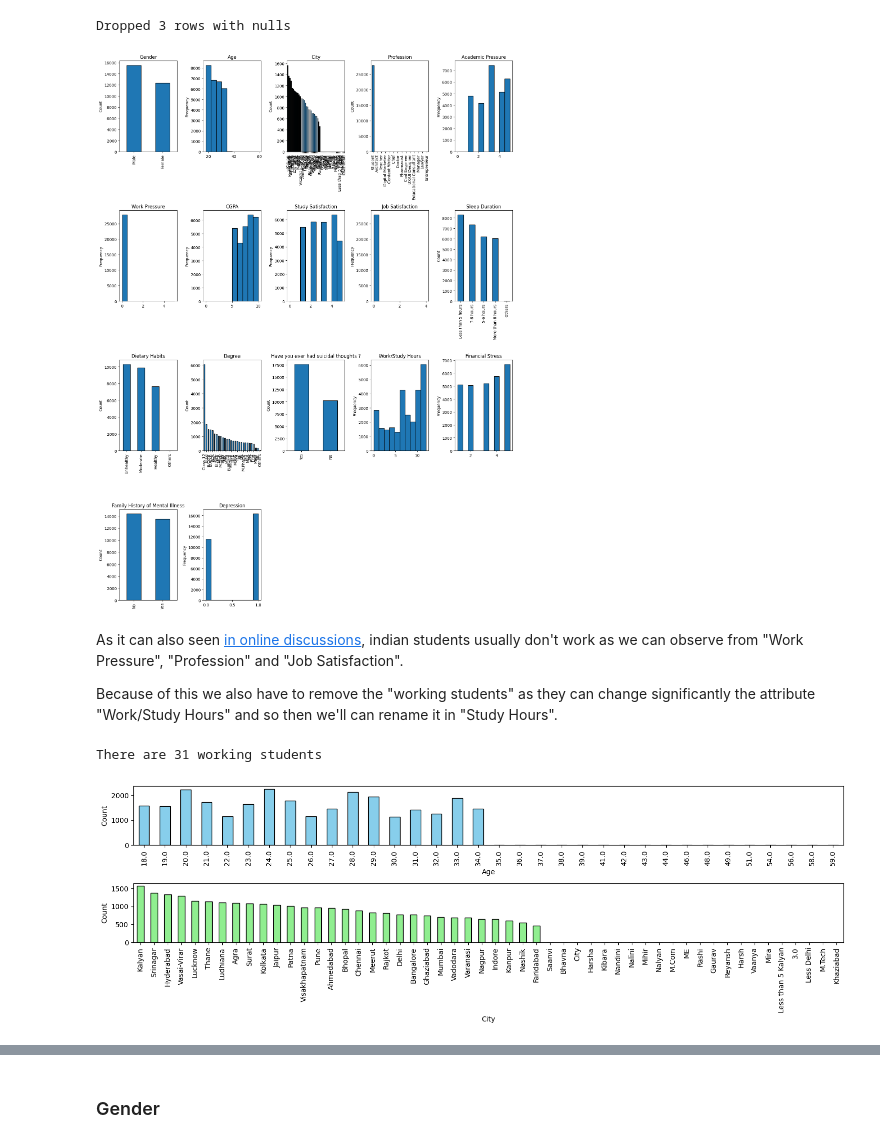
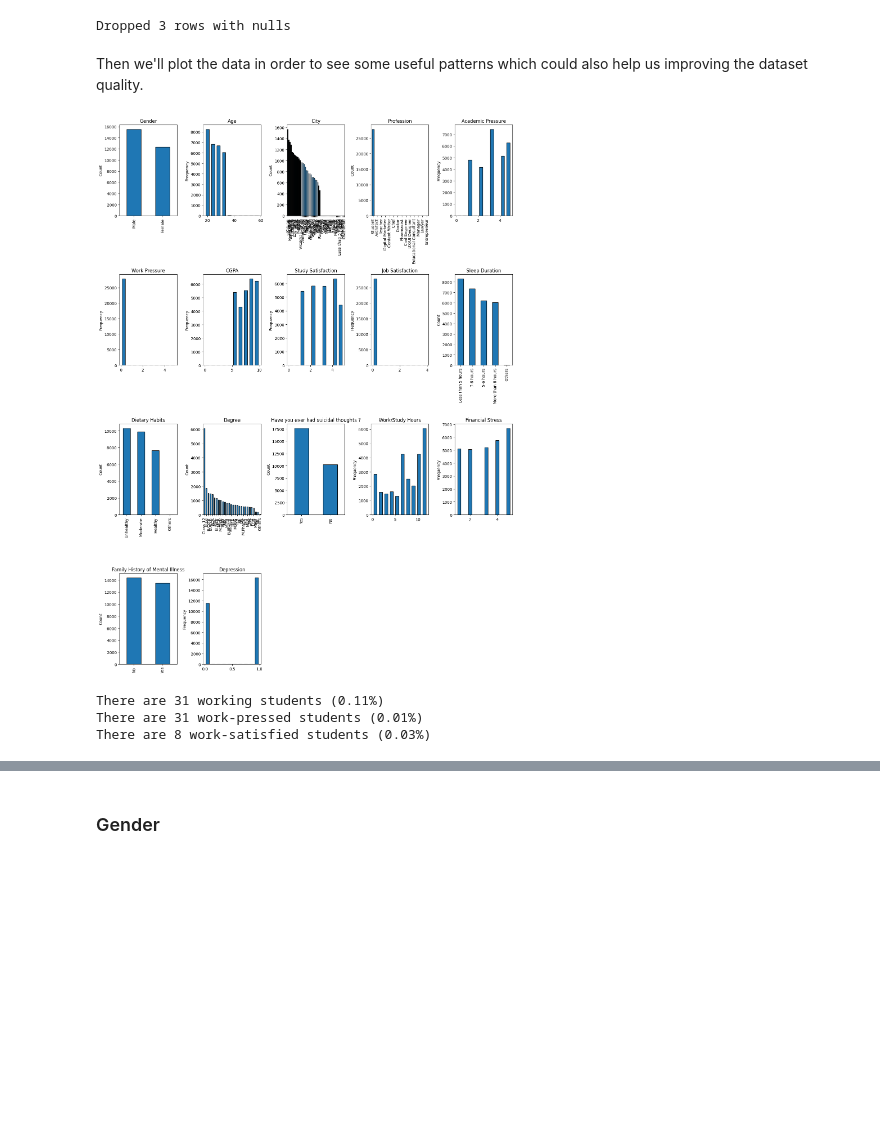
Before and after one commit to Shardyne/faikr3-project, a Jupyter notebook: Gio/data_preparation_gio.ipynb, the cells around one changed output, grey strips where cells are left out. Drawn from its saved outputs; the diff is of its cells as text; code cells hidden in the pictures; blank space fills up the shorter version.

```diff
--- a/Gio/data_preparation_gio.ipynb
+++ b/Gio/data_preparation_gio.ipynb
@@ -42,60 +46,25 @@ df_notna = df.dropna()
 print(f"Dropped {df.shape[0] - df_notna.shape[0]} rows with nulls")
 # %% [output]
 Dropped 3 rows with nulls
-# %%
-import matplotlib.pyplot as plt
-import numpy as np
-
-# Calculate the number of rows and columns for a "square-like" layout
-n_cols = int(np.ceil(np.sqrt(len(df_notna.columns))))  # Number of columns
-n_rows = int(np.ceil(len(df_notna.columns) / n_cols))  # Number of rows
-
-# Create subplots
-fig, axes = plt.subplots(nrows=n_rows, ncols=n_cols, figsize=(15, 5 * n_rows))
-
-# Flatten the axes array for easy iteration
-axes = axes.flatten()
-
-# Plot histograms or bar plots
-for i, attr in enumerate(df_notna.columns):
-    if np.issubdtype(df_notna[attr].dtype, np.number):  # Check if the attribute is numerical
-        df_notna[attr].plot(kind='hist', ax=axes[i], title=attr, bins=10, edgecolor='black')
-        axes[i].set_ylabel('Frequency')
-    else:  # For categorical data
-        df_notna[attr].value_counts().plot(kind='bar', ax=axes[i], title=attr, edgecolor='black')
-        axes[i].set_ylabel('Count')
-        axes[i].set_xlabel('')
-
-# Hide unused subplots
-for j in range(len(df_notna.columns), len(axes)):
-    axes[j].axis('off')
-
-# Adjust layout and display
-plt.tight_layout()
-plt.show()
-# %% [output]
-[figure, removed]
-# %% [markdown]
-As it can also seen [in online discussions](https://www.reddit.com/r/indiasocial/comments/1ax6qqg/what_is_the_reason_behind_majority_of_the/), indian students usually don't work as we can observe from "Work Pressure", "Profession" and "Job Satisfaction".
-
-Because of this we also have to remove the "working students" as they can change significantly the attribute "Work/Study Hours" and so then we'll can rename it in "Study Hours".
-# %%
-working_students = df_notna[df_notna["Profession"]!="Student"].index.to_list()
-print(f"There are {len(working_students)} working students")
-# %% [output]
-There are 31 working students
-# %%
-fig, axes = plt.subplots(nrows=2, ncols=1, figsize=(15, 5))
-
-df_notna['Age'].value_counts().sort_index().plot(kind='bar', ax=axes[0], edgecolor='black', color='skyblue')
-axes[0].set_xlabel('Age')
-axes[0].set_ylabel('Count')
-
-df_notna['City'].value_counts().plot(kind='bar', ax=axes[1], edgecolor='black', color='lightgreen')
-axes[1].set_xlabel('City')
-axes[1].set_ylabel('Count')
-
-plt.tight_layout()
-plt.show()
-# %% [output]
-[figure, removed]
+# %% [markdown]
+Then we'll plot the data in order to see some useful patterns which could also help us improving the dataset quality.
+# %%
+from utils import plot_dataframe_columns
+plot_dataframe_columns(df_notna)
+# %% [output]
+[figure, added]
+# %%
+tot = df_notna.shape[0]
+
+working_students = df_notna[df_notna["Profession"]!="Student"].index.to_list()
+print(f"There are {len(working_students)} working students ({len(working_students)/tot*100:.2f}%)")
+
+pression_students = df_notna[df_notna["Work Pressure"]!=0].index.to_list()
+print(f"There are {len(working_students)} work-pressed students ({len(pression_students)/tot*100:.2f}%)")
+
+satisfied_students = df_notna[df_notna["Job Satisfaction"]!=0].index.to_list()
+print(f"There are {len(satisfied_students)} work-satisfied students ({len(satisfied_students)/tot*100:.2f}%)")
+# %% [output]
+There are 31 working students (0.11%)
+There are 31 work-pressed students (0.01%)
+There are 8 work-satisfied students (0.03%)
```
Also changed, not shown: parts of 49 cells of this notebook, 3 other files.
